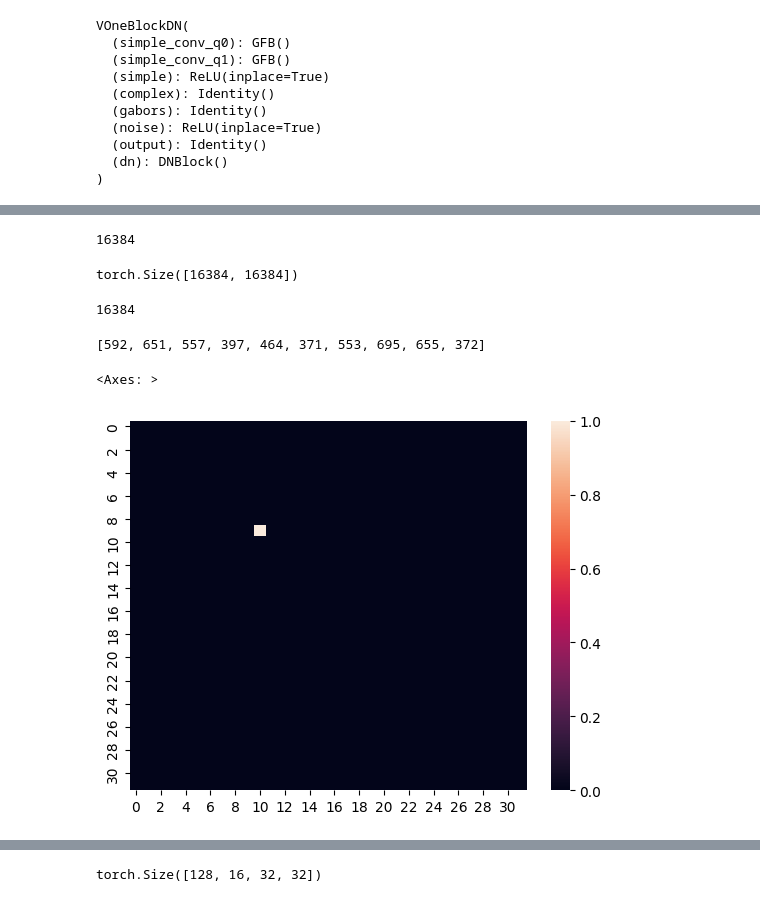
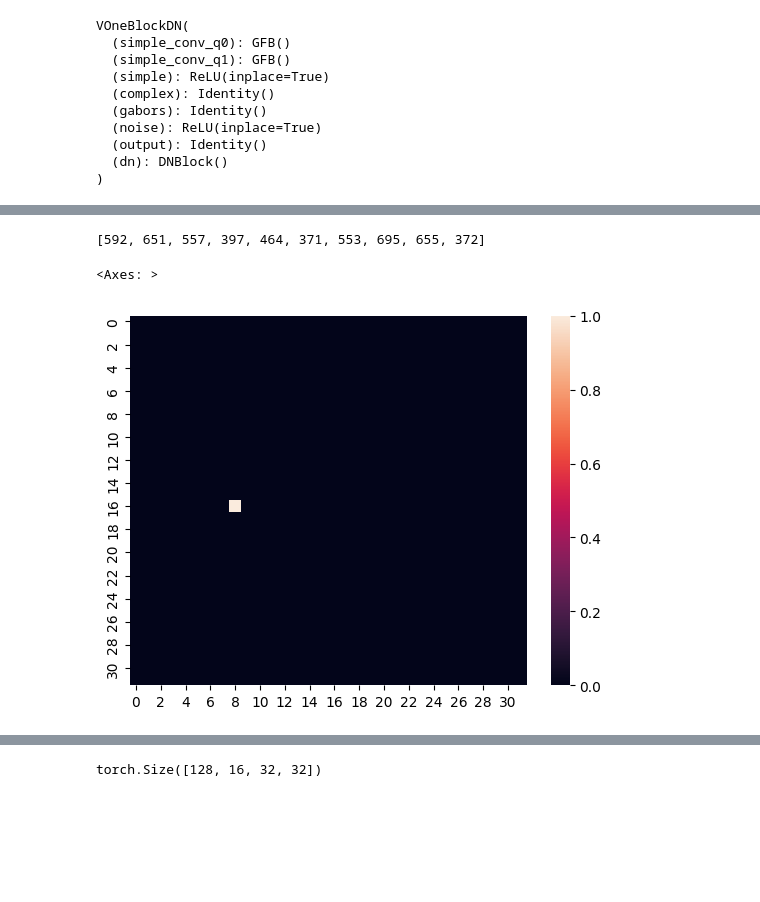
Before and after one commit to VanillaCappuccino/vonenet-mete, a Jupyter notebook: cov_matrix.ipynb, the cells around one changed output, grey strips where cells are left out. Saved outputs shown, nothing was run; the diff lists cells and outputs as text; code cells hidden in the pictures; blank space fills up the shorter version.

```diff
--- a/cov_matrix.ipynb
+++ b/cov_matrix.ipynb
@@ -422,15 +420,3 @@ plt.show()
-# %%
-16*32*32
-# %% [output]
-16384
-# %%
-cov_matrix.shape
-# %% [output]
-torch.Size([16384, 16384])
-# %%
-cov_matrix.shape[0]
-# %% [output]
-16384
 # %%
 rho = 64 // 2 // 2
 inds = np.int64(np.random.multivariate_normal([16,16], [[rho,0],[0,rho]], 10))
@@ -442,13 +428,13 @@ positions
 [592, 651, 557, 397, 464, 371, 553, 695, 655, 372]
 # %%
 shift = np.random.choice(np.arange(-3,3)) * image_size//stride + np.random.choice(np.arange(-4*image_size//stride//7, +4*image_size//stride//7))
-ind = positions[3] + shift
+ind = positions[4] + shift
 mnd = np.zeros(1024)
 mnd[ind] = 1
 sns.heatmap(mnd.reshape(32,32))
 # %% [output]
 <Axes: >
-[figure, old version]
+[figure, new version]
 # %%
 covvies = cov_matrix[ind].reshape(16, image_size//stride, image_size//stride)
 covvies.shape
```
Also changed, not shown: parts of 17 cells of this notebook, 1 other file.
